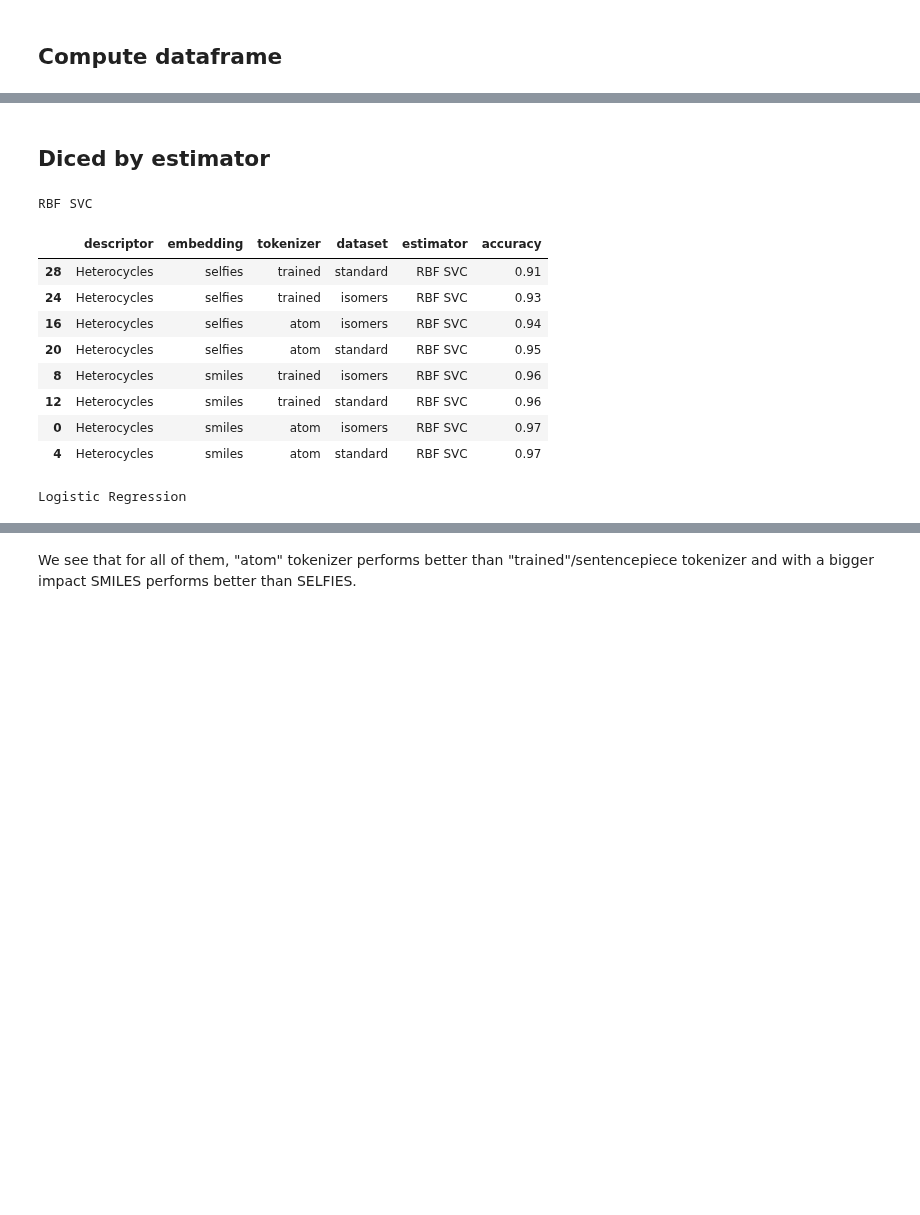
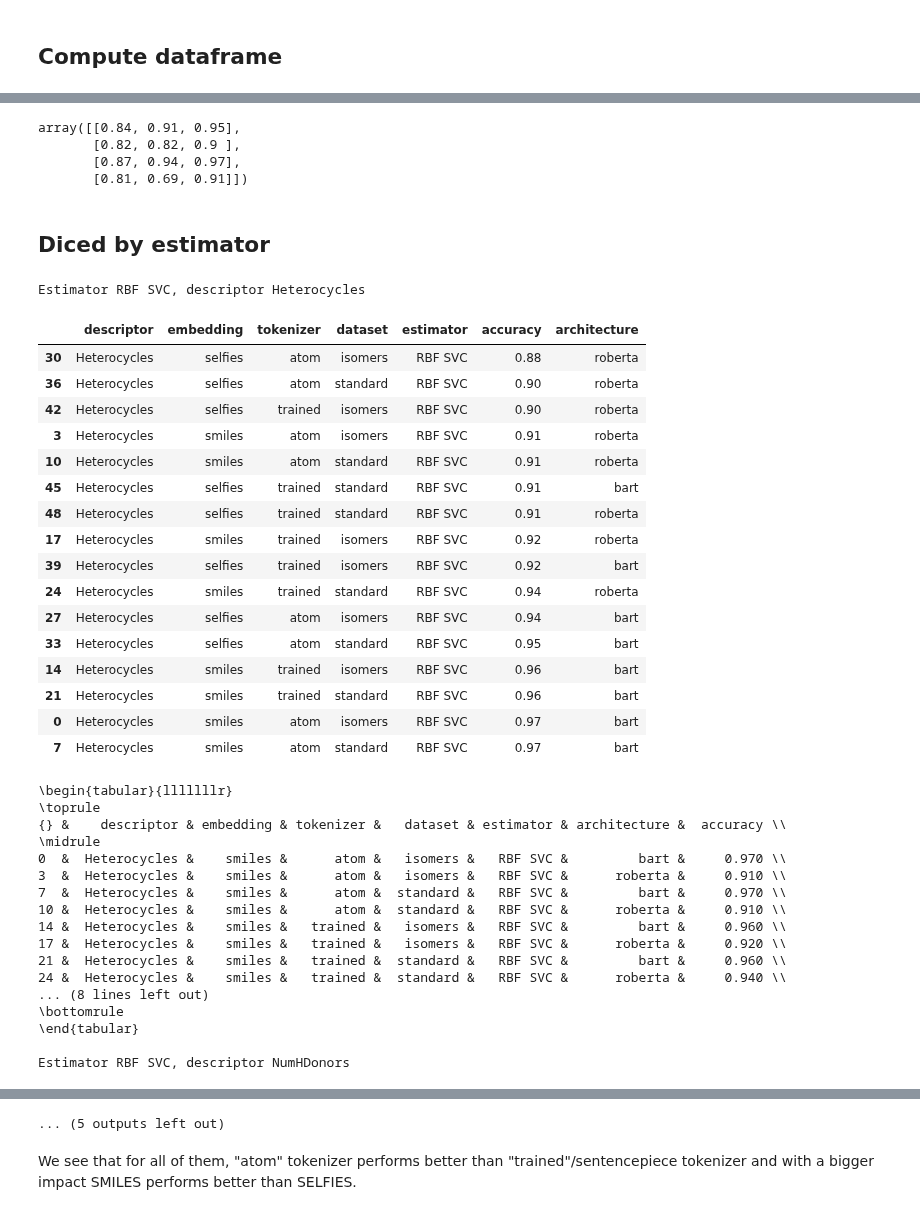
Before and after one commit to ibmm-unibe-ch/SMILES_or_SELFIES, a Jupyter notebook: Score_weak_classifiers.ipynb, the cells around one changed output, grey strips where cells are left out. Saved outputs shown, nothing was run; the diff lists cells and outputs as text; code cells hidden in the pictures; blank space fills up the shorter version.

```diff
--- a/Score_weak_classifiers.ipynb
+++ b/Score_weak_classifiers.ipynb
@@ -40,21 +47,22 @@ def parse_tokenizer(tokenizer_string:str):
         "embedding": tokenizer_parts[0],
         "tokenizer": tokenizer_parts[1],
         "dataset": tokenizer_parts[2],
-        "architecture": tokenizer_parts[3] if len(tokenizer_parts)>3 else "bart",
     }
     return output
+interesting_rows = [['selfies', 'atom','standard','roberta'],['smiles', 'atom','standard','roberta'], ['selfies','atom','standard','bart'], ['smiles', 'atom','standard','bart'],]
 # %% [markdown]
 ## Compute dataframe
 # %%
 entries = []
-for descriptor_name in ["Heterocycles", "NumHDonors","NumAromaticRings",]:
+for descriptor_name in ["Heterocycles", "NumHDonors"]:
     for tokenizer_suffix in TOKENIZER_SUFFIXES:
-        report_parent_path = PROJECT_PATH / "embeddings" / descriptor_name / tokenizer_suffix / "reports"
-        if not report_parent_path.exists():
-            continue
-        for estimators_file in report_parent_path.glob("*.txt"):
-            entry = {"descriptor": descriptor_name} | parse_tokenizer(tokenizer_suffix) | get_report(estimators_file)
-            entries.append(entry)
+        for model in ["bart", "roberta"]:
+            report_parent_path = PROJECT_PATH / f"embeddings_{model}" / descriptor_name / tokenizer_suffix / "reports"
+            if not report_parent_path.exists():
+                continue
+            for estimators_file in report_parent_path.glob("*.txt"):
+                entry = {"descriptor": descriptor_name, "architecture": model} | parse_tokenizer(tokenizer_suffix) | get_report(estimators_file)
+                entries.append(entry)
 df = pd.DataFrame(entries)
 df
 # %% [output]
@@ -78,18 +82,52 @@ df
+# %%
+full_pivot = pd.pivot_table(df[df.estimator != "Logistic Regression"], values=["accuracy"],index=["embedding","tokenizer","dataset","architecture"],columns=["descriptor","estimator"])
+full_pivot[full_pivot.index.isin(interesting_rows)]["accuracy"]["Heterocycles"].values
+# %% [output]
+array([[0.84, 0.91, 0.95],
+       [0.82, 0.82, 0.9 ],
+       [0.87, 0.94, 0.97],
+       [0.81, 0.69, 0.91]])
 # %% [markdown]
 ## Diced by estimator
 # %%
 for estimator in df.estimator.unique():
-    print(estimator)
-    display(df[["descriptor","embedding","tokenizer","dataset","estimator", "accuracy"]][df.estimator==estimator].sort_values("accuracy"))
+    for descriptor in df.descriptor.unique():
+        print(f"Estimator {estimator}, descriptor {descriptor}")
+        display(df[["descriptor","embedding","tokenizer","dataset","estimator", "accuracy", "architecture"]][df.estimator==estimator][df.descriptor==descriptor].sort_values("accuracy"))
+        print(df[["descriptor","embedding","tokenizer","dataset","estimator", "architecture", "accuracy"]][df.estimator==estimator][df.descriptor==descriptor].to_latex(float_format="%.3f"))
 # %% [output]
-RBF SVC
+Estimator RBF SVC, descriptor Heterocycles
-|  | descriptor | embedding | tokenizer | dataset | estimator | accuracy |
-| 28 | Heterocycles | selfies | trained | standard | RBF SVC | 0.91 |
-| 24 | Heterocycles | selfies | trained | isomers | RBF SVC | 0.93 |
-| 16 | Heterocycles | selfies | atom | isomers | RBF SVC | 0.94 |
-| 20 | Heterocycles | selfies | atom | standard | RBF SVC | 0.95 |
-| 8 | Heterocycles | smiles | trained | isomers | RBF SVC | 0.96 |
-| 12 | Heterocycles | smiles | trained | standard | RBF SVC | 0.96 |
-| 0 | Heterocycles | smiles | atom | isomers | RBF SVC | 0.97 |
-| 4 | Heterocycles | smiles | atom | standard | RBF SVC | 0.97 |
+|  | descriptor | embedding | tokenizer | dataset | estimator | accuracy | architecture |
+| 30 | Heterocycles | selfies | atom | isomers | RBF SVC | 0.88 | roberta |
+| 36 | Heterocycles | selfies | atom | standard | RBF SVC | 0.90 | roberta |
+| 42 | Heterocycles | selfies | trained | isomers | RBF SVC | 0.90 | roberta |
+| 3 | Heterocycles | smiles | atom | isomers | RBF SVC | 0.91 | roberta |
+| 10 | Heterocycles | smiles | atom | standard | RBF SVC | 0.91 | roberta |
+| 45 | Heterocycles | selfies | trained | standard | RBF SVC | 0.91 | bart |
+| 48 | Heterocycles | selfies | trained | standard | RBF SVC | 0.91 | roberta |
+| 17 | Heterocycles | smiles | trained | isomers | RBF SVC | 0.92 | roberta |
+| 39 | Heterocycles | selfies | trained | isomers | RBF SVC | 0.92 | bart |
+| 24 | Heterocycles | smiles | trained | standard | RBF SVC | 0.94 | roberta |
+| 27 | Heterocycles | selfies | atom | isomers | RBF SVC | 0.94 | bart |
+| 33 | Heterocycles | selfies | atom | standard | RBF SVC | 0.95 | bart |
+| 14 | Heterocycles | smiles | trained | isomers | RBF SVC | 0.96 | bart |
+| 21 | Heterocycles | smiles | trained | standard | RBF SVC | 0.96 | bart |
+| 0 | Heterocycles | smiles | atom | isomers | RBF SVC | 0.97 | bart |
+| 7 | Heterocycles | smiles | atom | standard | RBF SVC | 0.97 | bart |
-Logistic Regression
+\begin{tabular}{lllllllr}
+\toprule
+{} &    descriptor & embedding & tokenizer &   dataset & estimator & architecture &  accuracy \\
+\midrule
+0  &  Heterocycles &    smiles &      atom &   isomers &   RBF SVC &         bart &     0.970 \\
+3  &  Heterocycles &    smiles &      atom &   isomers &   RBF SVC &      roberta &     0.910 \\
+7  &  Heterocycles &    smiles &      atom &  standard &   RBF SVC &         bart &     0.970 \\
+10 &  Heterocycles &    smiles &      atom &  standard &   RBF SVC &      roberta &     0.910 \\
+14 &  Heterocycles &    smiles &   trained &   isomers &   RBF SVC &         bart &     0.960 \\
+17 &  Heterocycles &    smiles &   trained &   isomers &   RBF SVC &      roberta &     0.920 \\
+21 &  Heterocycles &    smiles &   trained &  standard &   RBF SVC &         bart &     0.960 \\
+24 &  Heterocycles &    smiles &   trained &  standard &   RBF SVC &      roberta &     0.940 \\
+... (8 lines left out)
+\bottomrule
+\end{tabular}
+
+Estimator RBF SVC, descriptor NumHDonors
@@ -125,2 +287,3 @@ KNN
+... (5 outputs left out)
 # %% [markdown]
 We see that for all of them, "atom" tokenizer performs better than "trained"/sentencepiece tokenizer and with a bigger impact SMILES performs better than SELFIES.
```
Also changed, not shown: parts of 5 cells of this notebook, 8 other files.
